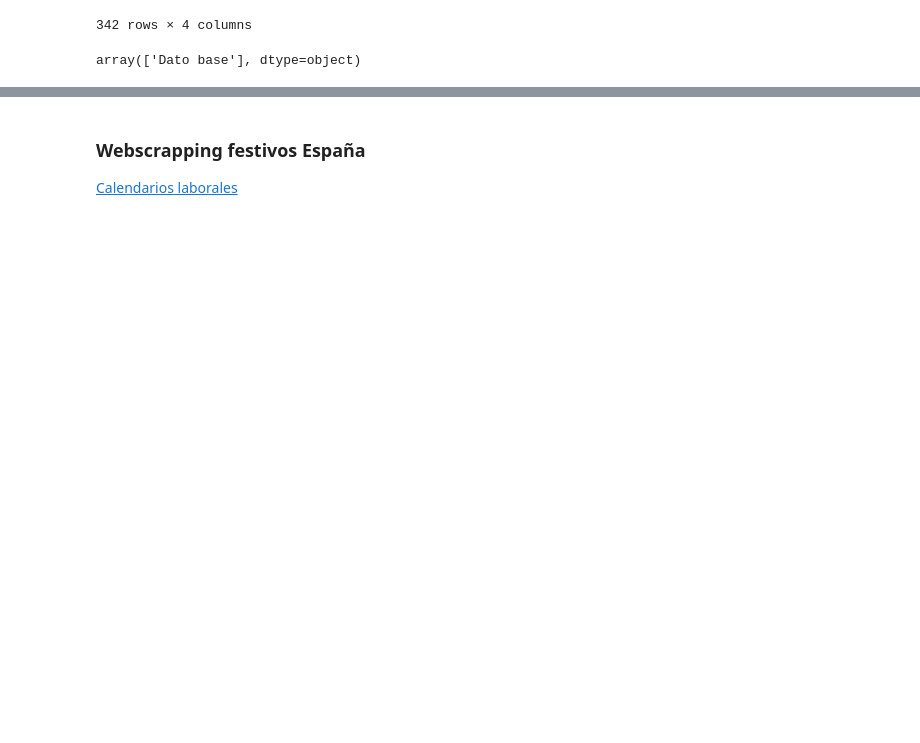
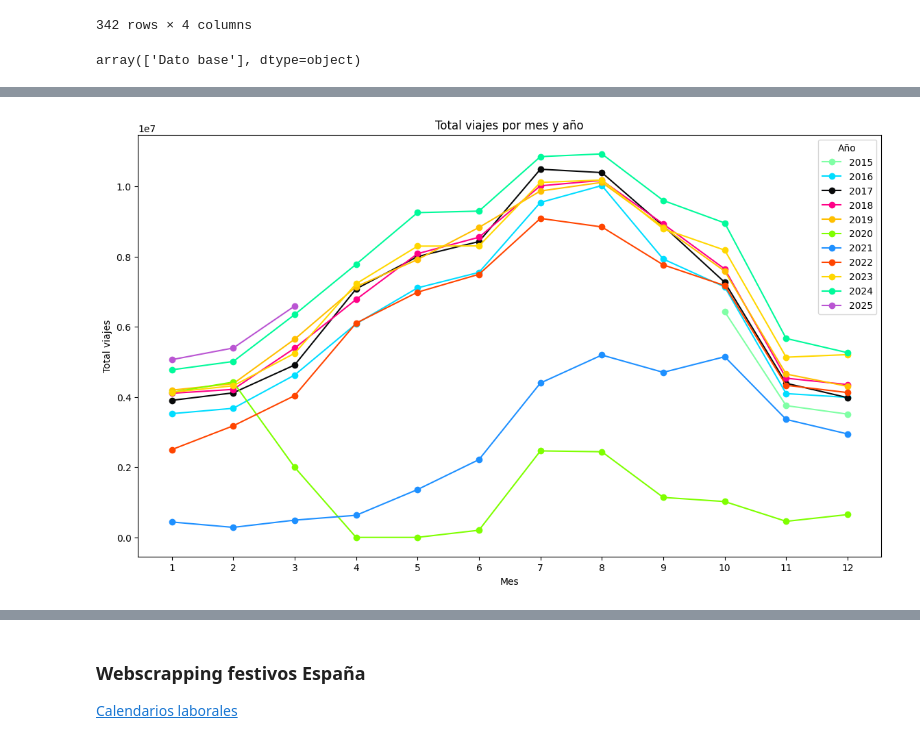
Before and after one commit to anapstl/Travel_EDA, a Jupyter notebook: EDA.ipynb, the cells around one changed output, grey strips where cells are left out. Saved outputs shown, nothing was run; the diff lists cells and outputs as text; code cells hidden in the pictures; blank space fills up the shorter version.

Commit message:
2405_wip: - frontur clean, organize, echarts

```diff
--- a/EDA.ipynb
+++ b/EDA.ipynb
@@ -191,0 +403,14 @@ df_extra.tail()
+# %%
+from ipecharts import EChartsWidget
+from ipecharts.option import Option, XAxis, YAxis, Title, Tooltip, Legend
+from ipecharts.option.series import Line
+import pandas as pd
+
+# Tus datos en CSV
+
+df = pd.read_csv('prueba.csv', index_col=0)
+
+# Prepara datos
+meses = [str(m) for m in range(1, 13)]
+anios = sorted(df['Anio'].unique())
+anios
@@ -191,0 +483,31 @@ df_extra.tail()
+# %%
+import pandas as pd
+import matplotlib.pyplot as plt
+
+
+df = pd.read_csv('prueba.csv')
+
+# Colores para las líneas
+colors = [
+    '#80FFA5', '#00DDFF', "#08090A", '#FF0087', '#FFBF00',
+    '#7FFF00', '#1E90FF', '#FF4500', '#FFD700', '#00FA9A', '#BA55D3'
+]
+
+# Preparamos el gráfico
+plt.figure(figsize=(14,8))
+
+# Agrupamos por año para trazar líneas por año
+for i, (year, group) in enumerate(df.groupby('Anio')):
+    x = group['Mes']
+    y = group['Total']
+    plt.plot(x, y, label=str(year), color=colors[i], marker='o')
+
+plt.title('Total viajes por mes y año')
+plt.xlabel('Mes')
+plt.ylabel('Total viajes')
+plt.legend(title='Año')
+plt.grid(False)
+plt.xticks(range(1,13))
+plt.show()
+# %% [output]
+[figure, added]
```
Also changed, not shown: parts of 36 cells of this notebook, 2 other files.
